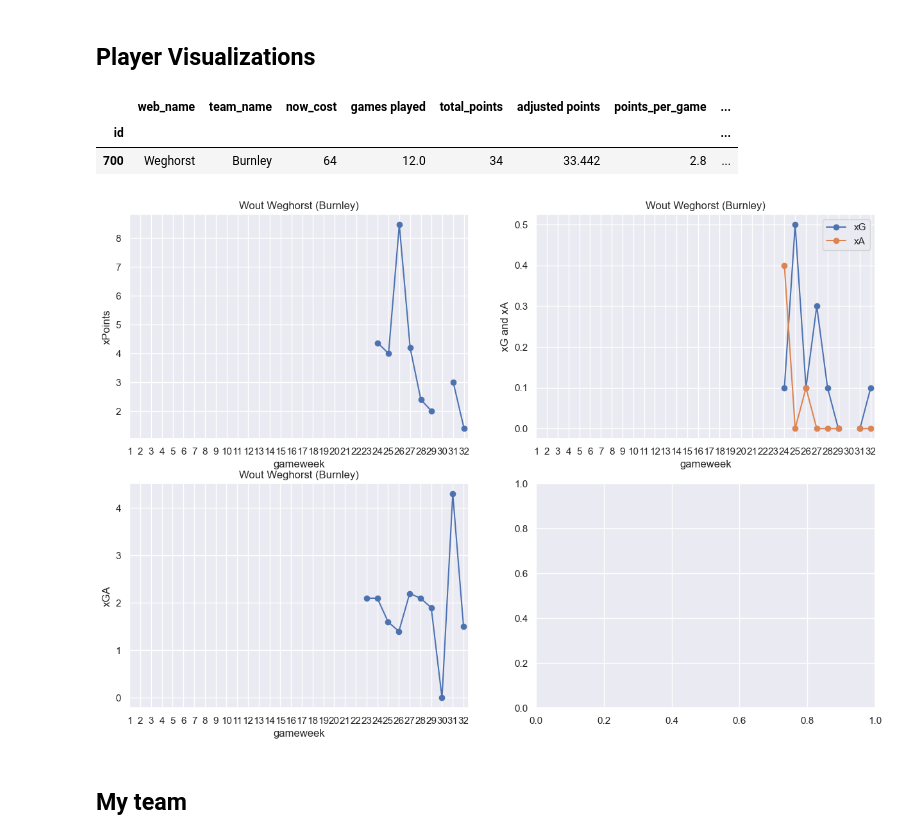
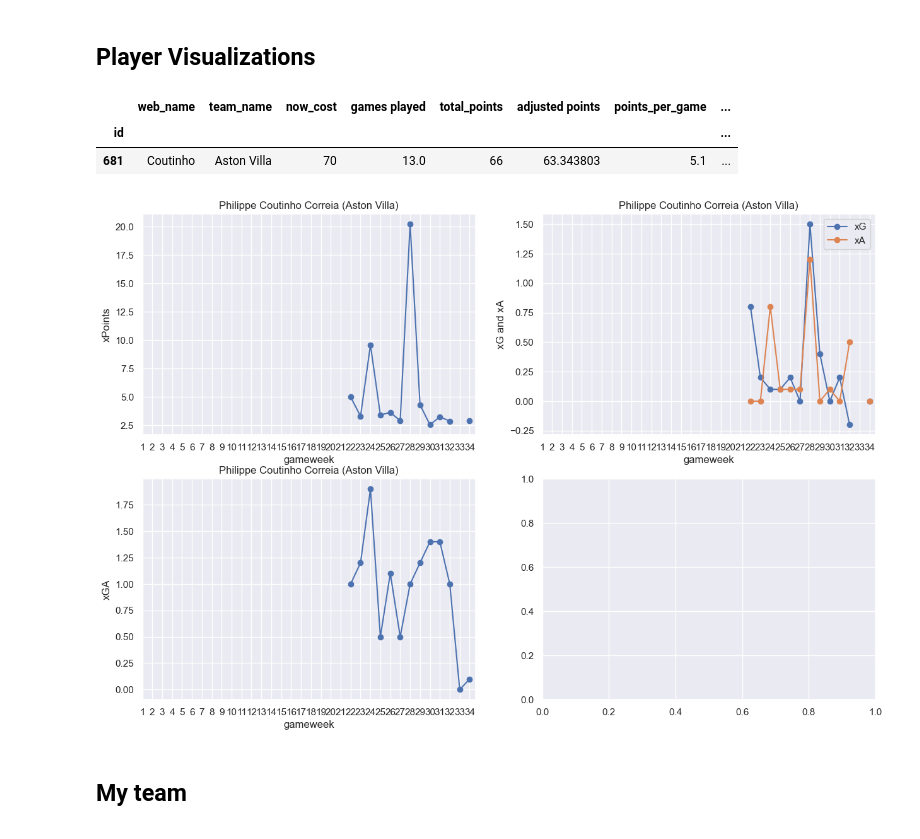
Before and after one commit to jaksticks/Fantasy-Premier-League, a Jupyter notebook: season21_22/notebooks/4. playerEvaluation.ipynb, the cells around one changed output. Cells and saved outputs as stored; diff of their text form; code cells hidden in the pictures.

```diff
--- a/season21_22/notebooks/4. playerEvaluation.ipynb
+++ b/season21_22/notebooks/4. playerEvaluation.ipynb
@@ -4,7 +4,7 @@
 Here we compare players based on their adjusted points. Also, we calculate some useful metrics using the adjusted points to further evaluate player performance in FPL.
 # %%
 # recent gameweek
-gameweek = 32
+gameweek = 34
 # %%
 # import basic libraries
 import pandas as pd
@@ -307,7 +307,7 @@ for i in range(1,gameweek+1):
 #display(column_xPoints)
 # %%
 # find player index
-name_string = 'Wegho'
+name_string = 'Coutinh'
 playersFound = df[df['web_name'].str.contains(name_string)]
 display(playersFound[['web_name','team_name','now_cost','games played','total_points','adjusted points',\
                       'points_per_game','adjusted points per game',f'gameweek {gameweek+1} prediction',\
@@ -318,35 +318,35 @@ ix = playersFound.index[0]
 
 fig,ax = plt.subplots(2,2,figsize=(15,10))
 
 ax[0,0].plot(game_weeks, df.loc[ix,column_xPoints], marker='o')
 title_string = df.loc[ix,'first_name'] + ' ' + df.loc[ix,'second_name'] + ' (' + df.loc[ix,'team_name'] + ')'
 ax[0,0].set_title(title_string)
 ax[0,0].set_xlabel('gameweek')
 ax[0,0].set_ylabel('xPoints')
 ax[0,0].set_xticks(game_weeks)
 
 ax[0,1].plot(game_weeks, df.loc[ix,column_xG], marker='o')
 ax[0,1].plot(game_weeks, df.loc[ix,column_xA], marker='o')
 ax[0,1].legend(('xG','xA'))
 title_string = df.loc[ix,'first_name'] + ' ' + df.loc[ix,'second_name'] + ' (' + df.loc[ix,'team_name'] + ')'
 ax[0,1].set_title(title_string)
 ax[0,1].set_xlabel('gameweek')
 ax[0,1].set_ylabel('xG and xA')
 ax[0,1].set_xticks(game_weeks)
 
 ax[1,0].plot(game_weeks, df.loc[ix,column_xGA], marker='o')
 title_string = df.loc[ix,'first_name'] + ' ' + df.loc[ix,'second_name'] + ' (' + df.loc[ix,'team_name'] + ')'
 ax[1,0].set_title(title_string)
 ax[1,0].set_xlabel('gameweek')
 ax[1,0].set_ylabel('xGA')
 ax[1,0].set_xticks(game_weeks)
 
 plt.show()
 # %% [output]
 |  | web_name | team_name | now_cost | games played | total_points | adjusted points | points_per_game | ... |
 | id |  |  |  |  |  |  |  | ... |
-| 700 | Weghorst | Burnley | 64 | 12.0 | 34 | 33.442 | 2.8 | ... |
+| 681 | Coutinho | Aston Villa | 70 | 13.0 | 66 | 63.343803 | 5.1 | ... |
-[figure, old version]
+[figure, new version]
 # %% [markdown]
 ## My team
 # %%
```
Also changed, not shown: parts of 7 cells of this notebook, 11 other files.
